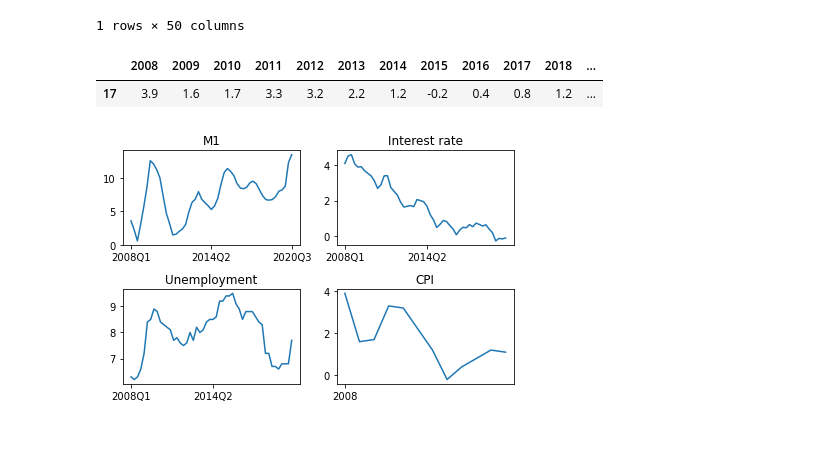
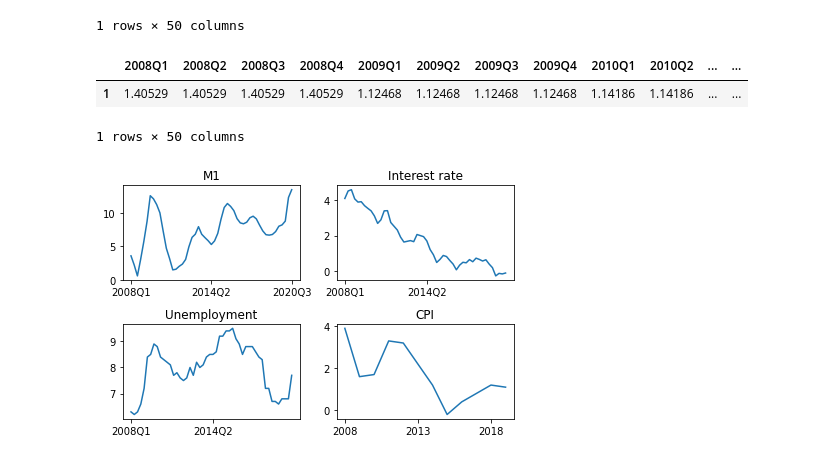
Before and after one commit to SanteriVtj/inflation-and-unemployment-lr, a Jupyter notebook: nb.ipynb, the cells around one changed output. Cells and saved outputs as stored; diff of their text form; code cells hidden in the pictures.

```diff
--- a/nb.ipynb
+++ b/nb.ipynb
@@ -30,12 +30,3 @@ m = {
     'Nov': 11,
     'Dec': 12
 }
-# %%
-m_aggregates_df = pd.read_csv('/Users/santerivaataja/Desktop/inflation-and-unemployment-lr.nosync/monetary-aggregates.csv')
-m_aggregates_df = m_aggregates_df.set_index('date')
-m_aggregates_df.index = [f'{i[:4]}-{m[i[4:]]}' for i in m_aggregates_df.index]
-mq_aggregate_df = m_aggregates_df.groupby(pd.PeriodIndex(m_aggregates_df.index, freq='Q'), axis=0).mean()
-mq_aggregate_df = mq_aggregate_df.drop(mq_aggregate_df.columns[:2], axis=1).transpose()
-mq_aggregate_df.columns = mq_aggregate_df.columns.astype(str)
-mq_aggregate_df = mq_aggregate_df.drop(mq_aggregate_df.columns[:list(mq_aggregate_df.columns).index('2008Q1')], axis=1)
-mq_aggregate_df.head()
@@ -66,24 +70,30 @@ EMU_conv_df.head()
 cpi = eurostat.get_data_df('tec00118')
 cpi = cpi[cpi['geo\\time'].str.match('FI')]
 cpi = cpi.drop(cpi.columns[:3], axis=1)
+cpi_q = pd.DataFrame(columns=ue_df.columns, index=[1])
+for i in a.columns:
+    if int(i[:4]) in list(cpi.columns):
+        cpi_q.loc[1,i] = cpi.loc[cpi.index[0], int(i[:4])] ** (1/4)
+cpi = cpi_q
 cpi.head()
 # %% [output]
-|  | 2008 | 2009 | 2010 | 2011 | 2012 | 2013 | 2014 | 2015 | 2016 | 2017 | 2018 | ... |
-| 17 | 3.9 | 1.6 | 1.7 | 3.3 | 3.2 | 2.2 | 1.2 | -0.2 | 0.4 | 0.8 | 1.2 | ... |
+|  | 2008Q1 | 2008Q2 | 2008Q3 | 2008Q4 | 2009Q1 | 2009Q2 | 2009Q3 | 2009Q4 | 2010Q1 | 2010Q2 | ... | ... |
+| 1 | 1.40529 | 1.40529 | 1.40529 | 1.40529 | 1.12468 | 1.12468 | 1.12468 | 1.12468 | 1.14186 | 1.14186 | ... | ... |
+1 rows × 50 columns
 # %%
 fig, axs = plt.subplots(2,2)
 axs[0,0].plot(mq_aggregate_df.iloc[0])
 axs[0,0].set_xticks([i for e, i in enumerate(mq_aggregate_df.columns) if e % 25 == 0])
 axs[0,0].set_title('M1')
 axs[1,0].plot(ue_df.iloc[0])
 axs[1,0].set_title('Unemployment')
 axs[1,0].set_xticks([i for e, i in enumerate(ue_df.columns) if e % 25 == 0])
 axs[0,1].plot(EMU_conv_df.iloc[0])
 axs[0,1].set_title('Interest rate')
 axs[0,1].set_xticks([i for e, i in enumerate(EMU_conv_df.columns) if e % 25 == 0])
 axs[1,1].plot(cpi.iloc[0])
 axs[1,1].set_title('CPI')
-axs[1,1].set_xticks([i for e, i in enumerate(cpi.columns) if e % 25 == 0])
+axs[1,1].set_xticks([i for e, i in enumerate(cpi.columns) if e % 5 == 0])
 fig.tight_layout()
 # %% [output]
-[figure, old version]
+[figure, new version]
```
Also changed, not shown: parts of 5 cells of this notebook.
